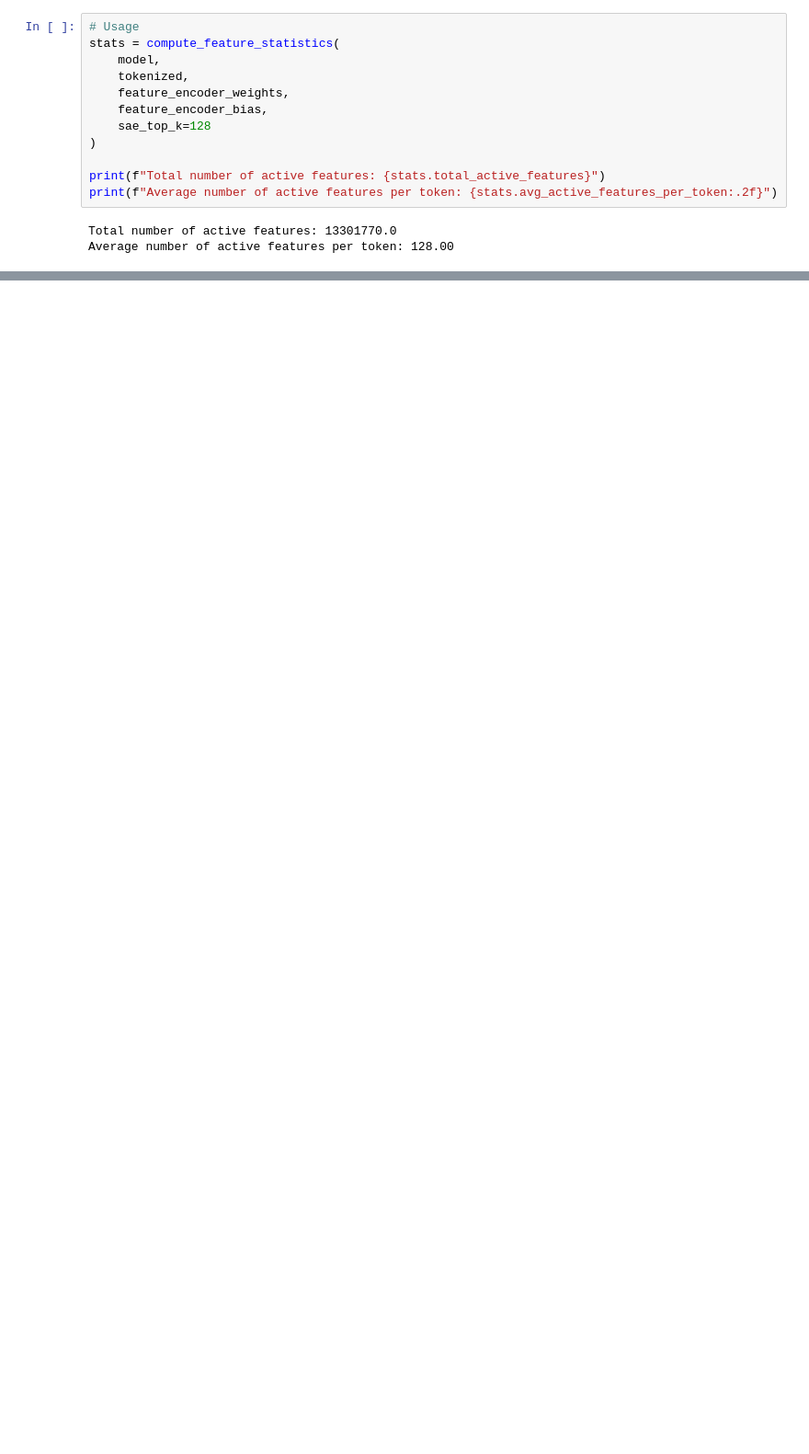
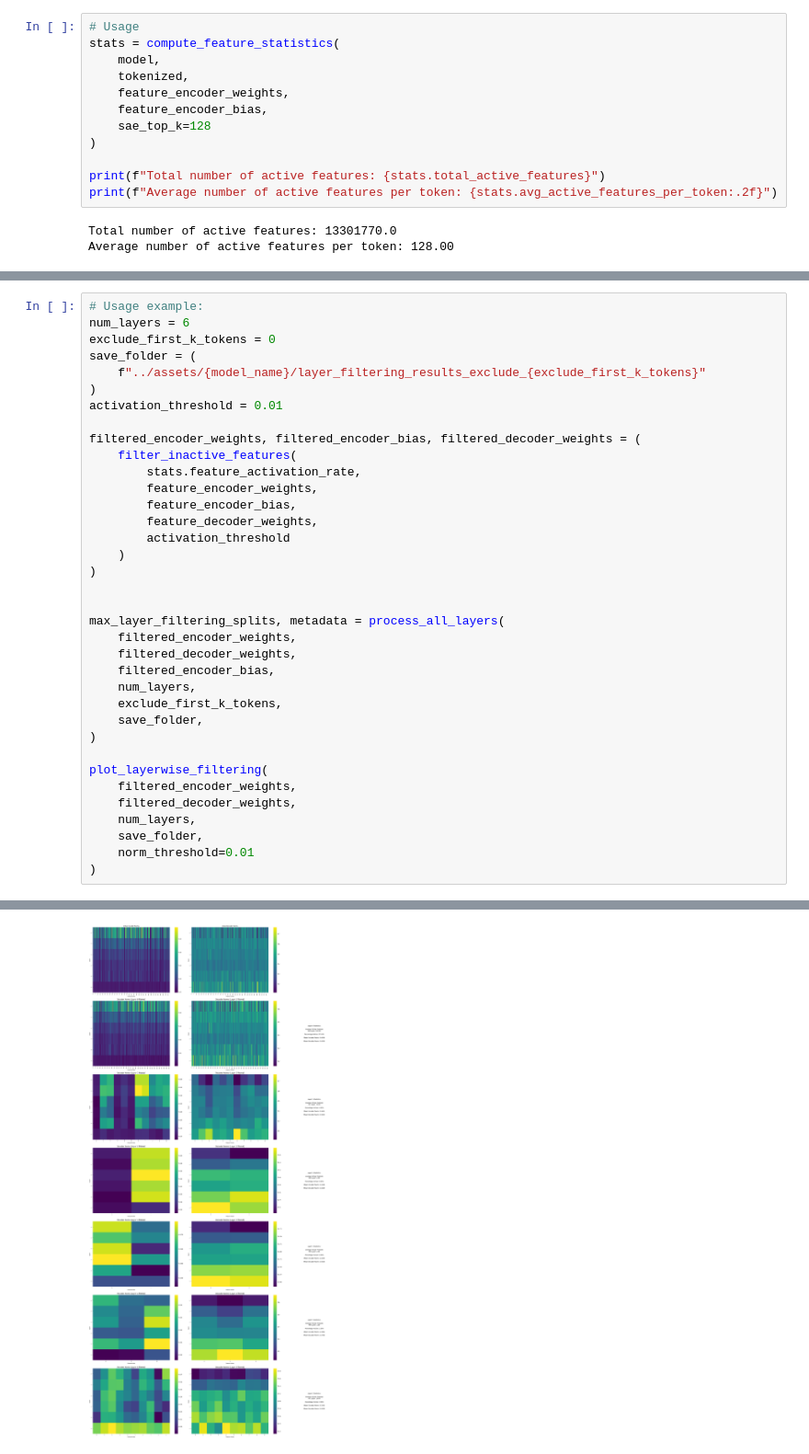
Before and after one commit to sidnb13/tensor-saes, a Jupyter notebook: notebooks/causal_attribution.ipynb, the cells around one changed output, grey strips where cells are left out. Shown at 92% size. Saved outputs shown, nothing was run; the diff lists cells and outputs as text; blank space fills up the shorter version.

```diff
--- a/notebooks/causal_attribution.ipynb
+++ b/notebooks/causal_attribution.ipynb
@@ -363,0 +1345,37 @@ tensor([[[21350],
+# %%
+# Usage example:
+num_layers = 6
+exclude_first_k_tokens = 0
+save_folder = (
+    f"../assets/{model_name}/layer_filtering_results_exclude_{exclude_first_k_tokens}"
+)
+activation_threshold = 0.01
+
+filtered_encoder_weights, filtered_encoder_bias, filtered_decoder_weights = (
+    filter_inactive_features(
+        stats.feature_activation_rate,
+        feature_encoder_weights,
+        feature_encoder_bias,
+        feature_decoder_weights,
+        activation_threshold
+    )
+)
+
+
+max_layer_filtering_splits, metadata = process_all_layers(
+    filtered_encoder_weights,
+    filtered_decoder_weights,
+    filtered_encoder_bias,
+    num_layers,
+    exclude_first_k_tokens,
+    save_folder,
+)
+
+plot_layerwise_filtering(
+    filtered_encoder_weights,
+    filtered_decoder_weights,
+    num_layers,
+    save_folder,
+    norm_threshold=0.01
+)
+# %% [output]
@@ -363,0 +1389 @@ tensor([[[21350],
+[figure, added]
```
Also changed, not shown: parts of 20 cells of this notebook, 1 other file.
